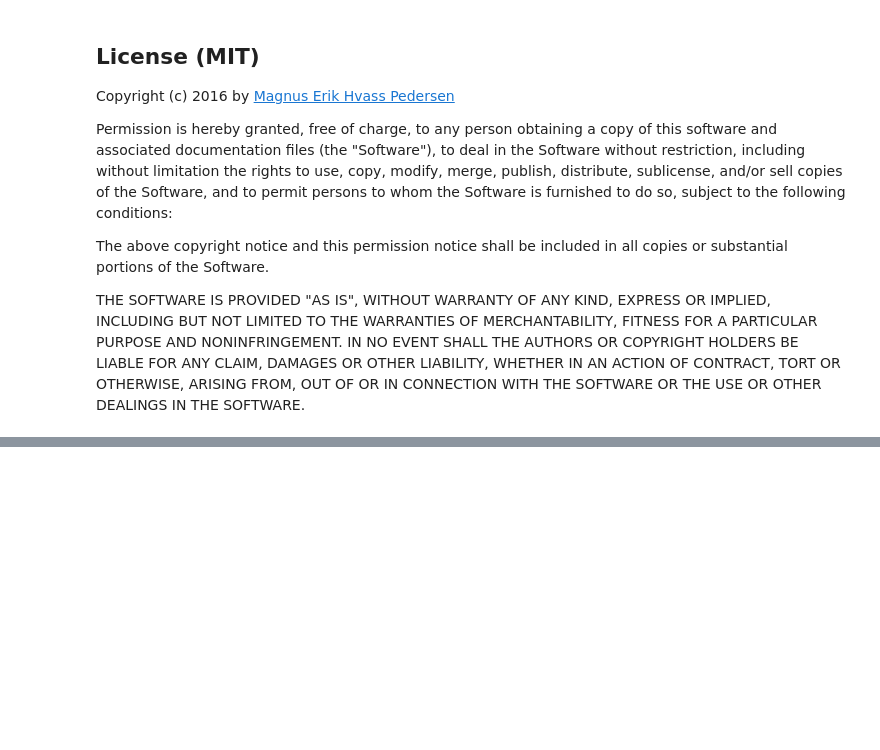
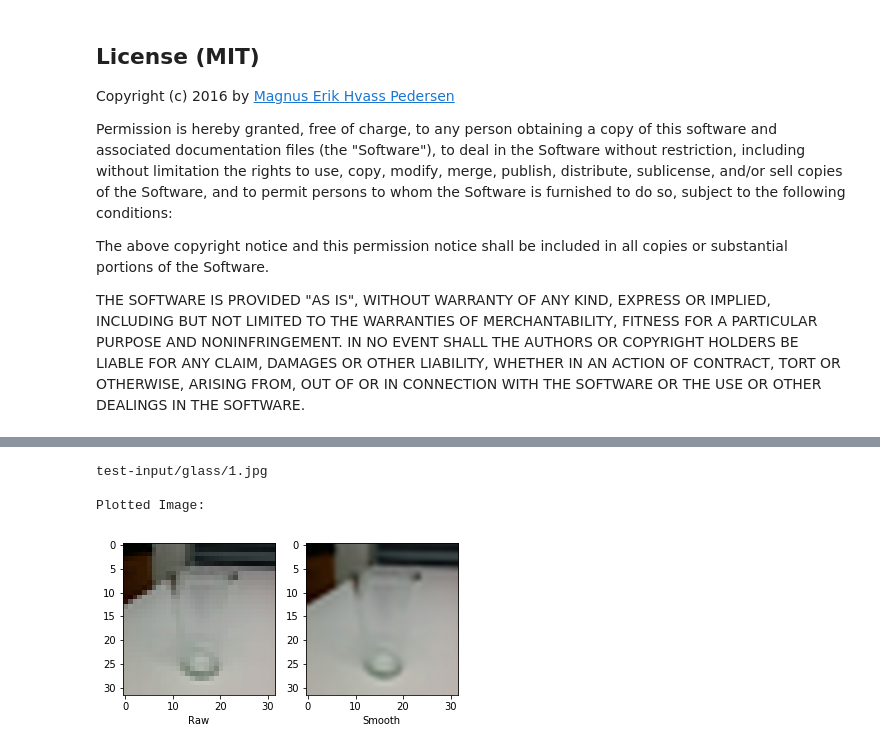
Before and after one commit to lehmansarahm/HvassCIFAR100, a Jupyter notebook: 5543-CIFAR-100.ipynb, the cells around one changed output, grey strips where cells are left out. Saved outputs shown, nothing was run; the diff lists cells and outputs as text; code cells hidden in the pictures; blank space fills up the shorter version.

Commit message:
New test images

```diff
--- a/5543-CIFAR-100.ipynb
+++ b/5543-CIFAR-100.ipynb
@@ -1097,0 +1063,80 @@ Rank 3... Class: sweet_pepper, Confidence: 0.002
+# %%
+# ----------------------------------------------------------------------
+# ----------------------------------------------------------------------
+
+#                         RUN THE TEST IMAGES
+
+# ----------------------------------------------------------------------
+# ----------------------------------------------------------------------
+
+process_test_image(raw_test_filename = "test-input/glass/1.jpg", verbose=True)
+process_test_image(raw_test_filename = "test-input/glass/2.jpg")
+process_test_image(raw_test_filename = "test-input/glass/3.jpg")
+process_test_image(raw_test_filename = "test-input/glass/4.jpg")
+process_test_image(raw_test_filename = "test-input/glass/5.jpg")
+process_test_image(raw_test_filename = "test-input/glass/6.jpg")
+process_test_image(raw_test_filename = "test-input/glass/7.jpg")
+process_test_image(raw_test_filename = "test-input/glass/8.jpg")
+process_test_image(raw_test_filename = "test-input/glass/9.jpg")
+process_test_image(raw_test_filename = "test-input/glass/10.jpg")
+
+# ----------------------------------------------------------------------
+# ----------------------------------------------------------------------
+
+process_test_image(raw_test_filename = "test-input/honey-bottle/1.jpg", verbose=True)
+process_test_image(raw_test_filename = "test-input/honey-bottle/2.jpg")
+process_test_image(raw_test_filename = "test-input/honey-bottle/3.jpg")
+process_test_image(raw_test_filename = "test-input/honey-bottle/4.jpg")
+process_test_image(raw_test_filename = "test-input/honey-bottle/5.jpg")
+process_test_image(raw_test_filename = "test-input/honey-bottle/6.jpg")
+process_test_image(raw_test_filename = "test-input/honey-bottle/7.jpg")
+process_test_image(raw_test_filename = "test-input/honey-bottle/8.jpg")
+process_test_image(raw_test_filename = "test-input/honey-bottle/9.jpg")
+process_test_image(raw_test_filename = "test-input/honey-bottle/10.jpg")
+
+# ----------------------------------------------------------------------
+# ----------------------------------------------------------------------
+
+process_test_image(raw_test_filename = "test-input/keyboard/1.jpg", verbose=True)
+process_test_image(raw_test_filename = "test-input/keyboard/2.jpg")
+process_test_image(raw_test_filename = "test-input/keyboard/3.jpg")
+process_test_image(raw_test_filename = "test-input/keyboard/4.jpg")
+process_test_image(raw_test_filename = "test-input/keyboard/5.jpg")
+process_test_image(raw_test_filename = "test-input/keyboard/6.jpg")
+process_test_image(raw_test_filename = "test-input/keyboard/7.jpg")
+process_test_image(raw_test_filename = "test-input/keyboard/8.jpg")
+process_test_image(raw_test_filename = "test-input/keyboard/9.jpg")
+process_test_image(raw_test_filename = "test-input/keyboard/10.jpg")
+
+# ----------------------------------------------------------------------
+# ----------------------------------------------------------------------
+
+process_test_image(raw_test_filename = "test-input/mug/1.jpg", verbose=True)
+process_test_image(raw_test_filename = "test-input/mug/2.jpg")
+process_test_image(raw_test_filename = "test-input/mug/3.jpg")
+process_test_image(raw_test_filename = "test-input/mug/4.jpg")
+process_test_image(raw_test_filename = "test-input/mug/5.jpg")
+process_test_image(raw_test_filename = "test-input/mug/6.jpg")
+process_test_image(raw_test_filename = "test-input/mug/7.jpg")
+process_test_image(raw_test_filename = "test-input/mug/8.jpg")
+process_test_image(raw_test_filename = "test-input/mug/9.jpg")
+process_test_image(raw_test_filename = "test-input/mug/10.jpg")
+
+# ----------------------------------------------------------------------
+# ----------------------------------------------------------------------
+
+process_test_image(raw_test_filename = "test-input/water-bottle/1.jpg", verbose=True)
+process_test_image(raw_test_filename = "test-input/water-bottle/2.jpg")
+process_test_image(raw_test_filename = "test-input/water-bottle/3.jpg")
+process_test_image(raw_test_filename = "test-input/water-bottle/4.jpg")
+process_test_image(raw_test_filename = "test-input/water-bottle/5.jpg")
+process_test_image(raw_test_filename = "test-input/water-bottle/6.jpg")
+process_test_image(raw_test_filename = "test-input/water-bottle/7.jpg")
+process_test_image(raw_test_filename = "test-input/water-bottle/8.jpg")
+process_test_image(raw_test_filename = "test-input/water-bottle/9.jpg")
+process_test_image(raw_test_filename = "test-input/water-bottle/10.jpg")
+# %% [output]
+test-input/glass/1.jpg
+
+Plotted Image:
+[figure, added]
```
Also changed, not shown: parts of 5 cells of this notebook, 40 other files.
